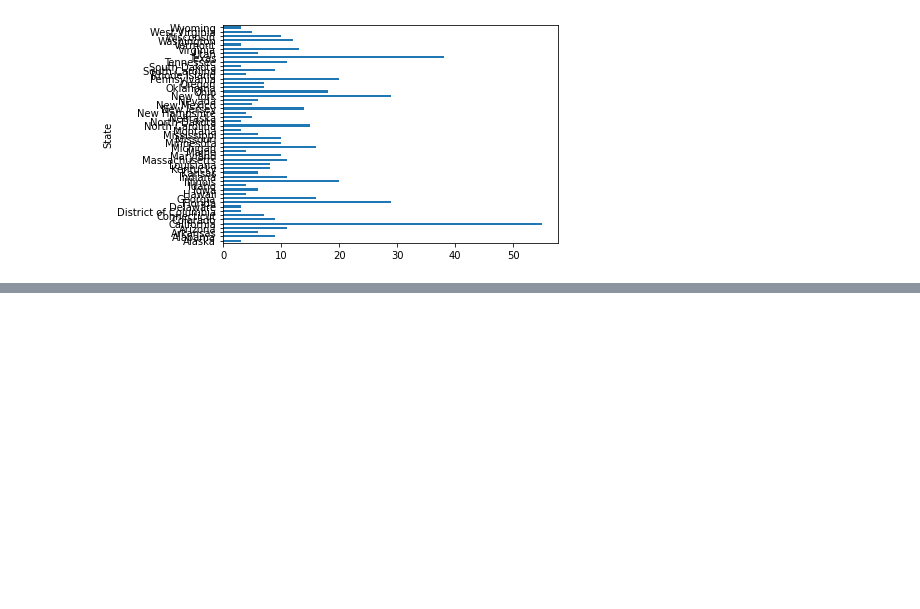
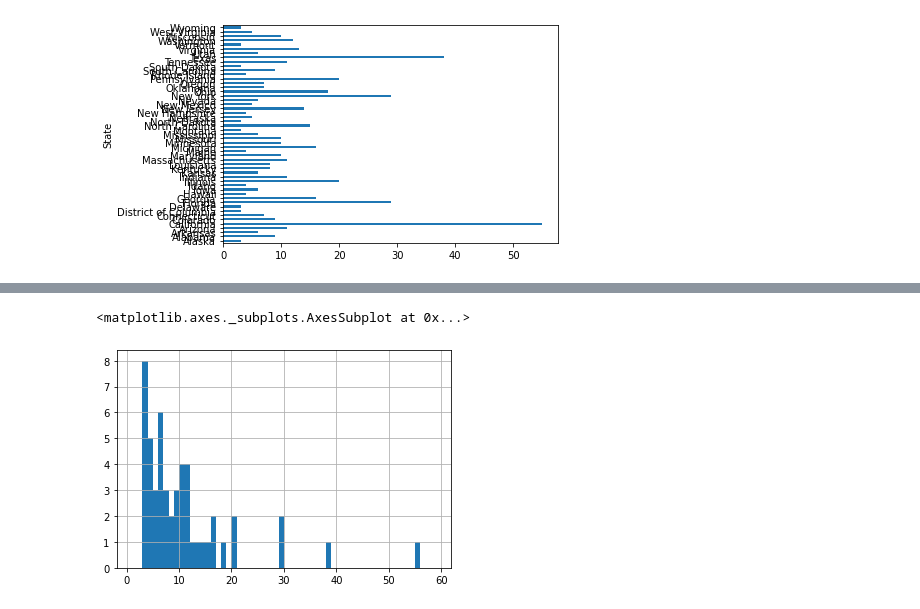
Before and after one commit to setitfree/Everything, a Jupyter notebook: Every_Lec2_Plotting.ipynb, the cells around one changed output, grey strips where cells are left out. Cells and saved outputs as stored; diff of their text form; code cells hidden in the pictures; blank space fills up the shorter version.

```diff
--- a/Every_Lec2_Plotting.ipynb
+++ b/Every_Lec2_Plotting.ipynb
@@ -51,0 +64,5 @@ combined['Votes'].hist()
+# %%
+combined.Votes.hist(bins= np.arange(1,60,1, dtype = 'int'))   ## 1(in the beginning) denotes from where to start, 60 denotes where to end, 1(at the end) denotes bin size
+# %% [output]
+<matplotlib.axes._subplots.AxesSubplot at 0x...>
+[figure, added]
```
Also changed, not shown: parts of 24 cells of this notebook.
